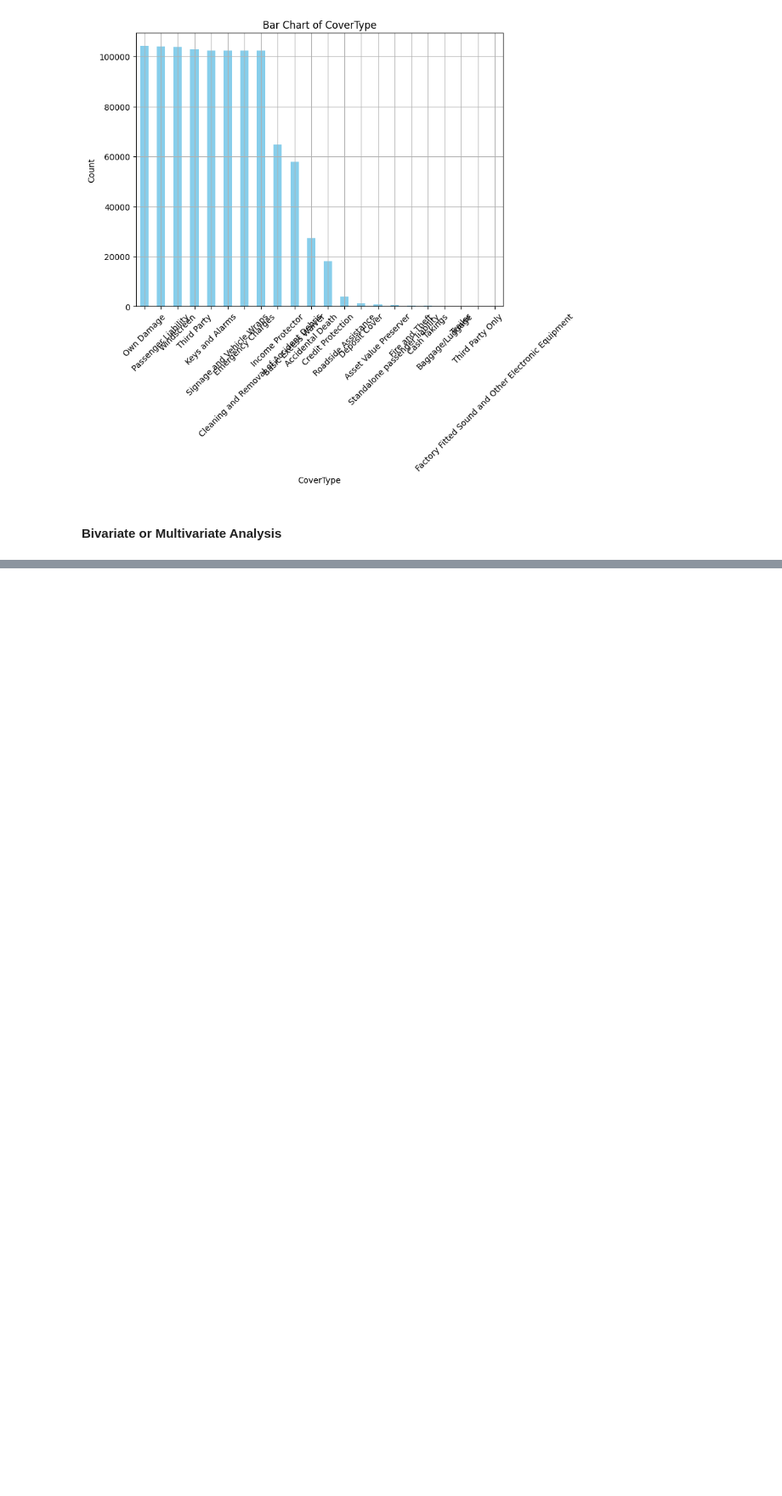
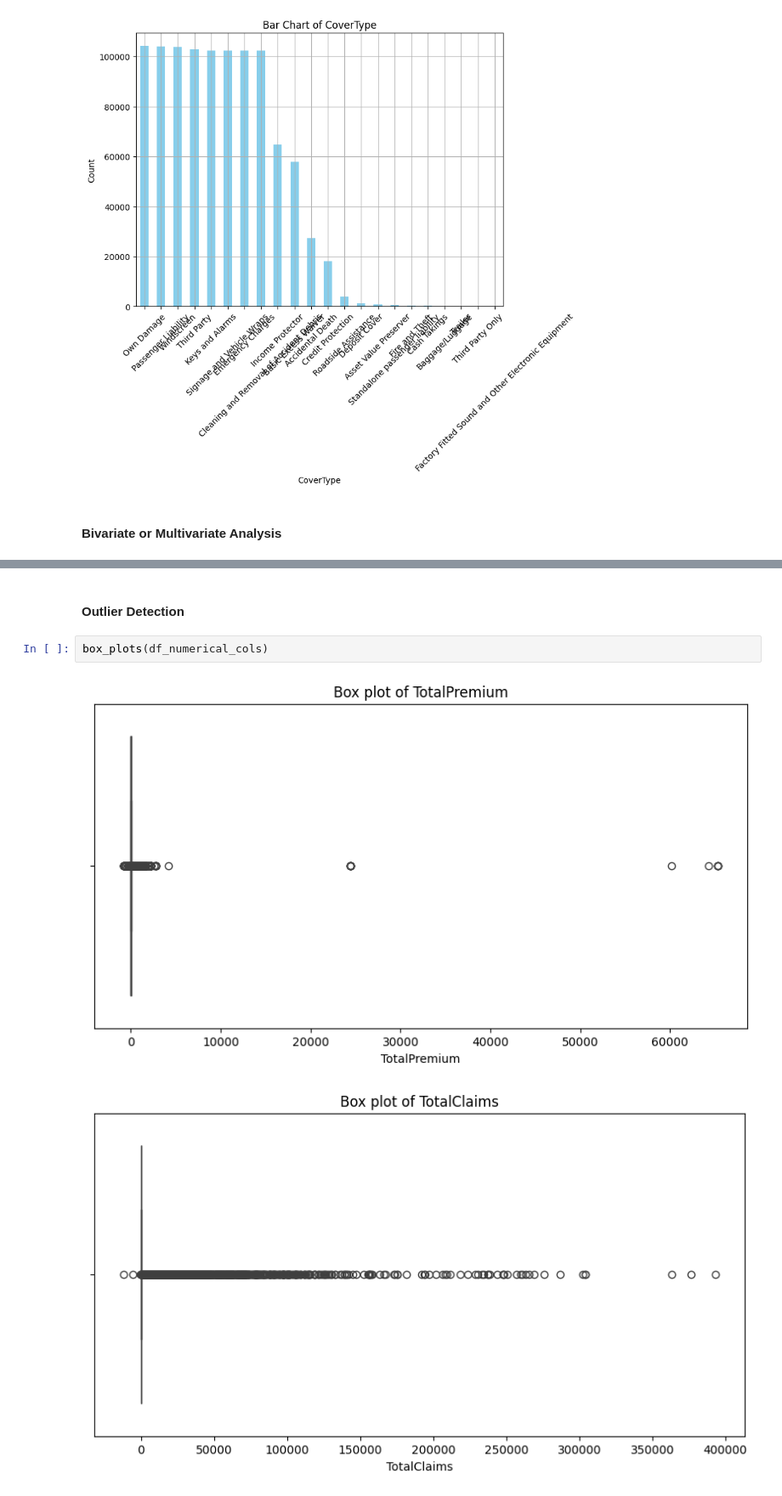
Before and after one commit to abrahamshimelis/AlphaCare-Insurance-Solutions, a Jupyter notebook: notebooks/descriptive-data-analysis.ipynb, the cells around one changed output, grey strips where cells are left out. Shown at 85% size. Saved outputs shown, nothing was run; the diff lists cells and outputs as text; blank space fills up the shorter version.

```diff
--- a/notebooks/descriptive-data-analysis.ipynb
+++ b/notebooks/descriptive-data-analysis.ipynb
@@ -193,0 +191,7 @@ plot_bar_charts(df_categorical_cols)
+# %% [markdown]
+#### Outlier Detection
+# %%
+box_plots(df_numerical_cols)
+# %% [output]
+[figure, added]
+[figure, added]
```
Also changed, not shown: parts of 7 cells of this notebook, 1 other file.
